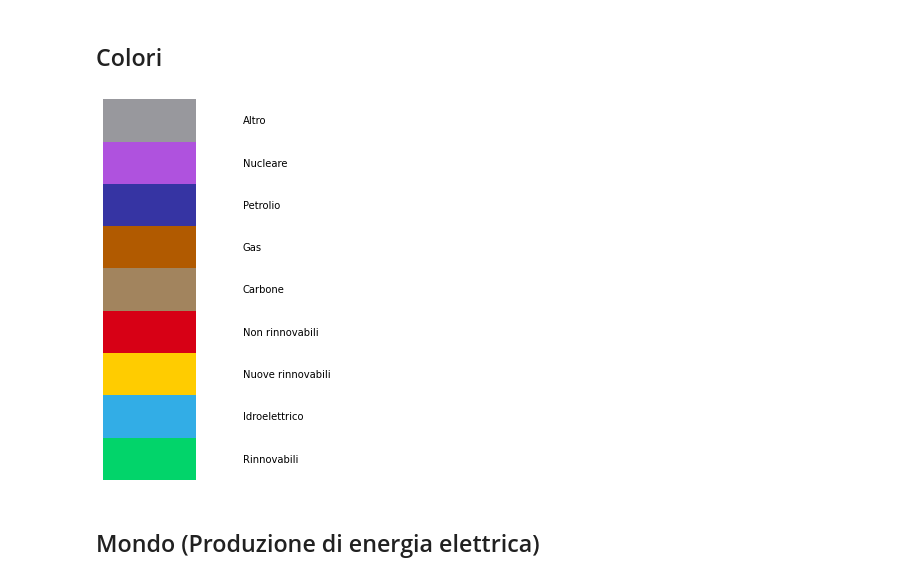
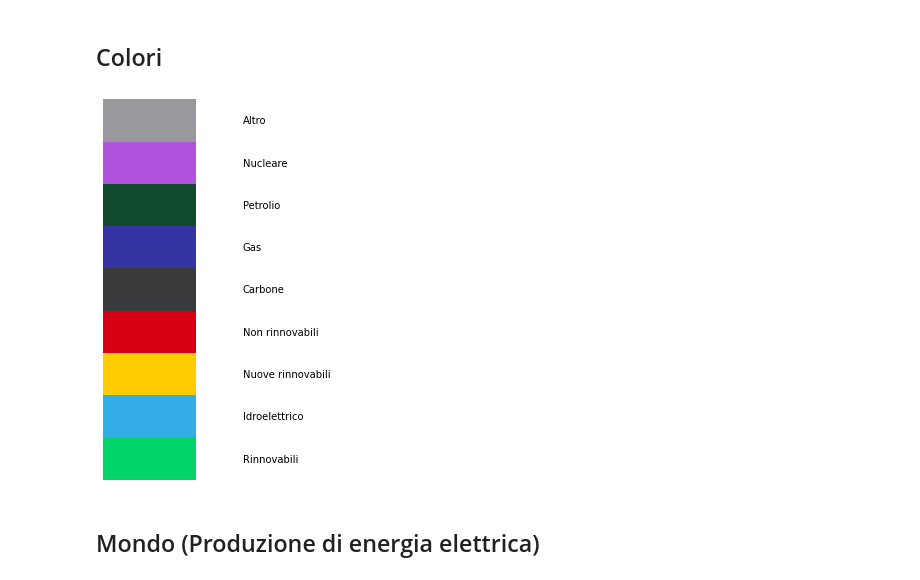
Before and after one commit to mattiamendicino/progetto-scivis, a Jupyter notebook: codice.ipynb, the cells around one changed output. Cells and saved outputs as stored; diff of their text form; code cells hidden in the pictures.

```diff
--- a/codice.ipynb
+++ b/codice.ipynb
@@ -124,32 +124,44 @@ merged_data[(merged_data['ISO'] == 'ITA') & (merged_data['Year'] >= 2019)]
 # %% [markdown]
 ## Colori
 # %%
+#color_palette = {
+#    'Rinnovabili': '#02D46A',
+#    'Idroelettrico': '#32ADE6',
+#    'Nuove rinnovabili': '#FFCC00',
+#    'Non rinnovabili': '#d70015',
+#    'Carbone': '#A2845E',
+#    'Gas': '#b15a00',
+#    'Petrolio': '#3634a3',
+#    'Nucleare': '#AF52DE',
+#    'Altro': '#98989D',
+#}
+
 color_palette = {
     'Rinnovabili': '#02D46A',
     'Idroelettrico': '#32ADE6',
     'Nuove rinnovabili': '#FFCC00',
     'Non rinnovabili': '#d70015',
-    'Carbone': '#A2845E',
-    'Gas': '#b15a00',
-    'Petrolio': '#3634a3',
+    'Carbone': '#3A3A3C',
+    'Gas': '#3634a3',
+    'Petrolio': '#10492c',
     'Nucleare': '#AF52DE',
     'Altro': '#98989D',
 }
 
 fig, ax = plt.subplots(1, 1, figsize=(5, 7))
 
 for i, (name, color) in enumerate(color_palette.items()):
     rect = patches.Rectangle((0, i), 1, 1, facecolor=color)
     ax.add_patch(rect)
     ax.text(1.5, i + 0.5, name, va='center')
 
 ax.set_xlim(0, 3)
 ax.set_ylim(0, len(color_palette))
 ax.axis('off')
 
 plt.show()
 # %% [output]
-[figure, old version]
+[figure, new version]
 # %% [markdown]
 ## Mondo (Produzione di energia elettrica)
 # %% [markdown]
```
Also changed, not shown: parts of 8 cells of this notebook.
